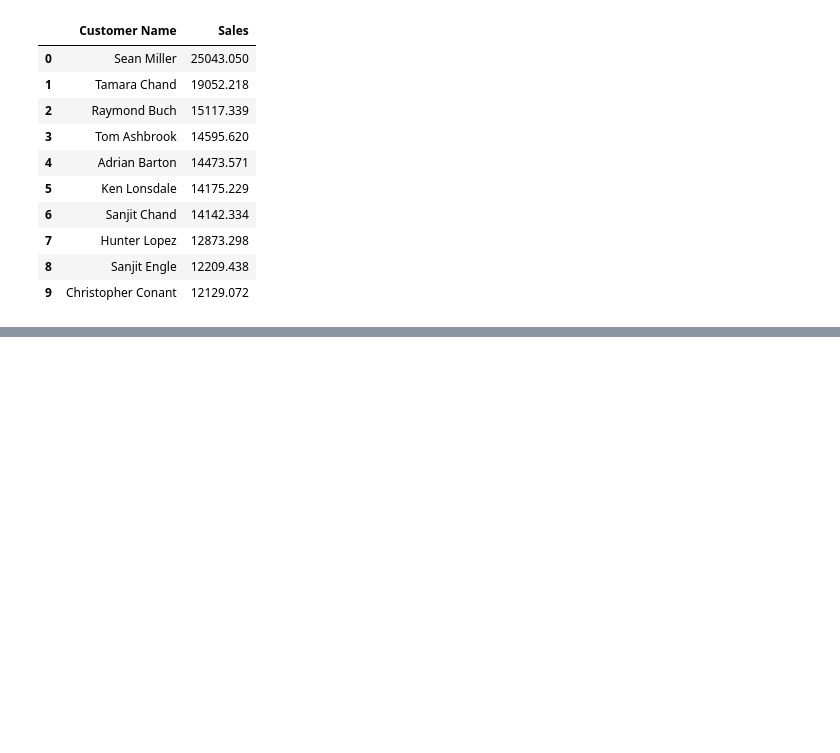
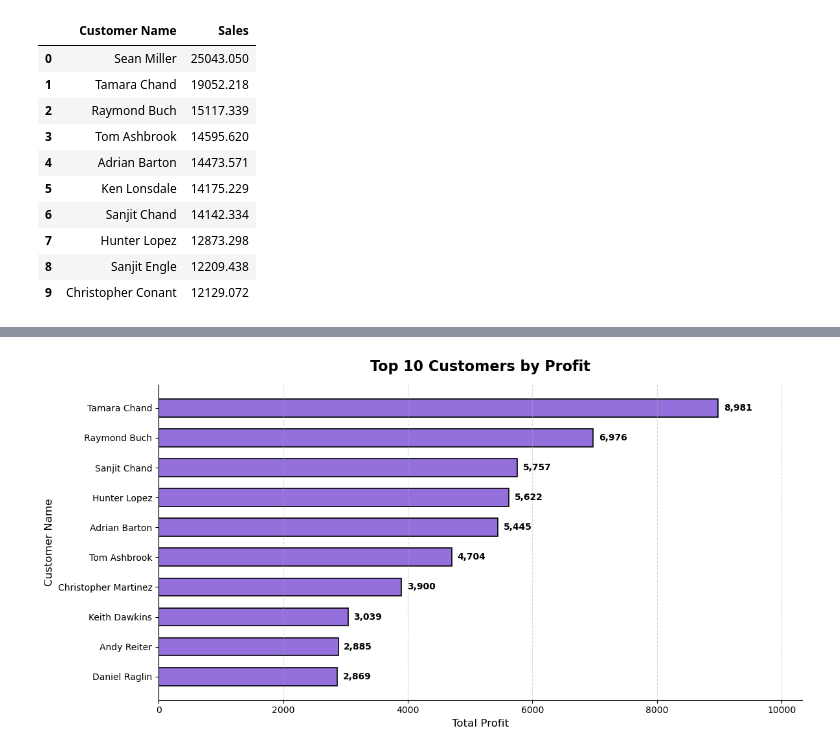
Before and after one commit to nilesh-2006/E-Commerce-Sales-Analysis, a Jupyter notebook: notebooks/06_customer_analysis.ipynb, the cells around one changed output, grey strips where cells are left out. Saved outputs shown, nothing was run; the diff lists cells and outputs as text; code cells hidden in the pictures; blank space fills up the shorter version.

```diff
--- a/notebooks/06_customer_analysis.ipynb
+++ b/notebooks/06_customer_analysis.ipynb
@@ -89,0 +138,3 @@ plt.grid(axis="x",linestyle="--", alpha=0.5)
+# %%
+top_customers_by_profit = (df.groupby("Customer Name")["Profit"].sum().sort_values(ascending=False).head(10).reset_index())
+top_customers_by_profit
@@ -89,0 +153,42 @@ plt.grid(axis="x",linestyle="--", alpha=0.5)
+# %%
+plt.figure(figsize=(12,6))
+
+bars = plt.barh(top_customers_by_profit["Customer Name"], top_customers_by_profit["Profit"], color="mediumpurple", edgecolor="black", linewidth=1.2, height=0.6)
+
+plt.gca().invert_yaxis()
+
+plt.title("Top 10 Customers by Profit", fontsize=16, fontweight="bold", pad=15)
+
+plt.xlabel("Total Profit", fontsize=12)
+
+plt.ylabel("Customer Name", fontsize=12)
+
+plt.grid(axis="x", linestyle="--", alpha=0.5)
+
+plt.yticks(fontsize=10)
+
+plt.xlim(0, top_customers_by_profit["Profit"].max() * 1.15)
+
+
+offset = top_customers_by_profit["Profit"].max() * 0.01
+
+for bar in bars:
+    plt.text(
+        bar.get_width() + offset,
+        bar.get_y() + bar.get_height()/2,
+        f"{bar.get_width():,.0f}",
+        va="center", ha="left",
+        fontsize=10, fontweight="bold"
+    )
+
+plt.gca().spines["top"].set_visible(False)
+plt.gca().spines["right"].set_visible(False)
+
+plt.savefig(
+    "../visualizations/customers/top10_customers_profit.png",dpi=300, bbox_inches="tight"
+)
+
+plt.tight_layout()
+plt.show()
+# %% [output]
+[figure, added]
```
Also changed, not shown: parts of 7 cells of this notebook.
